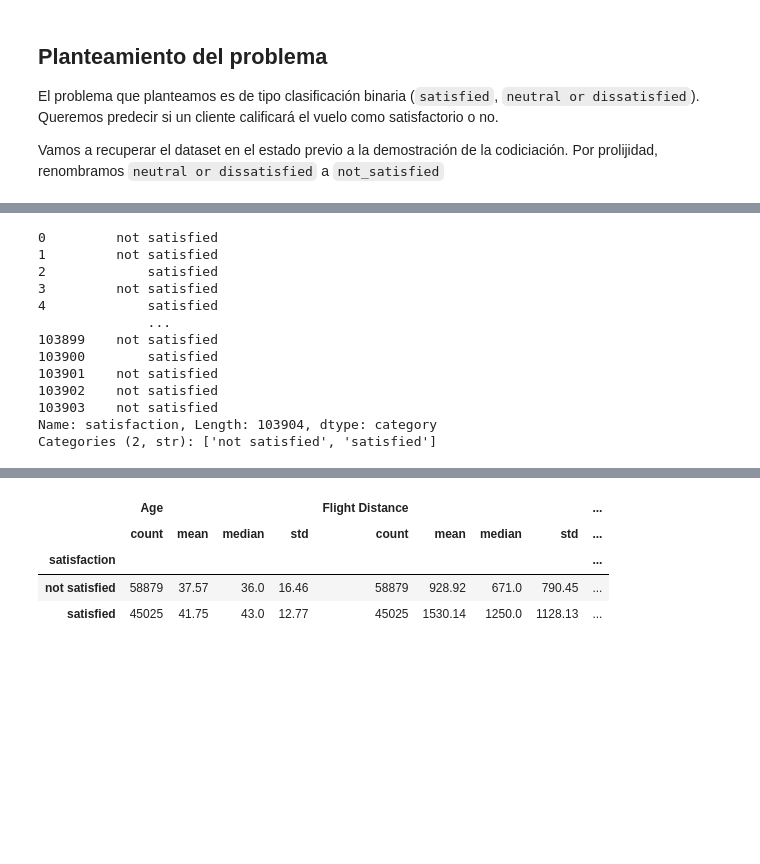
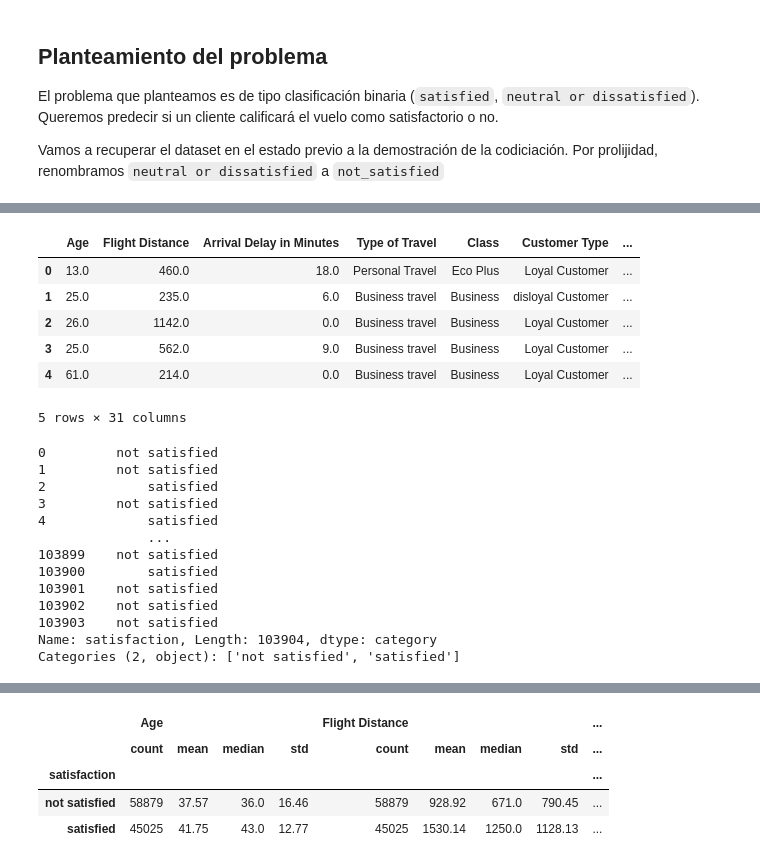
Before and after one commit to FIUBA-Posgrado-Inteligencia-Artificial/aprMaqI_CEIA, a Jupyter notebook: trabajo_practico/desarrollo.ipynb, the cells around one changed output, grey strips where cells are left out. Drawn from its saved outputs; the diff is of its cells as text; code cells hidden in the pictures; blank space fills up the shorter version.

Commit message:
adding service indicator

```diff
--- a/trabajo_practico/desarrollo.ipynb
+++ b/trabajo_practico/desarrollo.ipynb
@@ -1557,30 +1559,30 @@ ordinal_selected_features = [
 ]
 selected_features = numeric_selected_features + nominal_selected_features + ordinal_selected_features
 # %%
-df_processed = pd.read_csv("./datasets/df_processed.csv")
+df_train_processed = pd.read_csv("./datasets/df_train_processed.csv")
 
-df_processed = df_processed[selected_features + ["satisfaction"]]
-df_processed[numeric_selected_features] = (
-    df_processed[numeric_selected_features]
+df_train_processed = df_train_processed[selected_features + ["satisfaction"]]
+
+df_train_processed[numeric_selected_features] = (
+    df_train_processed[numeric_selected_features]
     .astype("float64")
 )
 
-df_processed[nominal_selected_features + ["satisfaction"]] = (
-    df_processed[nominal_selected_features + ["satisfaction"]]
+df_train_processed[nominal_selected_features + ["satisfaction"]] = (
+    df_train_processed[nominal_selected_features + ["satisfaction"]]
     .astype("category")
 )
 
 service_dtype = CategoricalDtype(
-    categories=[1, 2, 3, 4, 5],
+    categories=[0, 1, 2, 3, 4, 5],
     ordered=True,
 )
-#POR QUE ACA APARECEN NULLS CUANDO NO VAN????? SON LOS 0
+
 for col in ordinal_selected_features:
-    df_processed[col] = (
-        df_processed[col]
+    df_train_processed[col] = (
+        df_train_processed[col]
         .astype(service_dtype)
     )
-    df_processed[col] = df_processed[col].dropna()
 
-df_processed.isna().sum()
+df_train_processed.info()
 # %% [output]
@@ -1626,0 +1676,15 @@ dtype: int64
+# %%
+service_indicator_features = []
+
+for column in ordinal_selected_features:
+    indicator_column = f"{column}_rated"
+
+    df_train_processed[indicator_column] = (
+        df_train_processed[column] > 0
+    ).astype(int)
+
+    df_test[indicator_column] = (
+        df_test[column] > 0
+    ).astype(int)
+
+    service_indicator_features.append(indicator_column)
@@ -1627,6 +1706,16 @@ dtype: int64
+# %%
+df_train_processed.head()
+# %% [output]
+|  | Age | Flight Distance | Arrival Delay in Minutes | Type of Travel | Class | Customer Type | ... |
+| 0 | 13.0 | 460.0 | 18.0 | Personal Travel | Eco Plus | Loyal Customer | ... |
+| 1 | 25.0 | 235.0 | 6.0 | Business travel | Business | disloyal Customer | ... |
+| 2 | 26.0 | 1142.0 | 0.0 | Business travel | Business | Loyal Customer | ... |
+| 3 | 25.0 | 562.0 | 9.0 | Business travel | Business | Loyal Customer | ... |
+| 4 | 61.0 | 214.0 | 0.0 | Business travel | Business | Loyal Customer | ... |
+5 rows × 31 columns
 # %%
-df_processed["satisfaction"] = df_processed["satisfaction"].cat.rename_categories({"neutral or dissatisfied": "not satisfied"})
-df_processed["satisfaction"]
+df_train_processed["satisfaction"] = df_train_processed["satisfaction"].cat.rename_categories({"neutral or dissatisfied": "not satisfied"})
+df_train_processed["satisfaction"]
 # %% [output]
 0         not satisfied
 1         not satisfied
@@ -1640,4 +1729,4 @@ df_processed["satisfaction"]
 103902    not satisfied
 103903    not satisfied
 Name: satisfaction, Length: 103904, dtype: category
-Categories (2, str): ['not satisfied', 'satisfied']
+Categories (2, object): ['not satisfied', 'satisfied']
```
Also changed, not shown: parts of 20 cells of this notebook.
